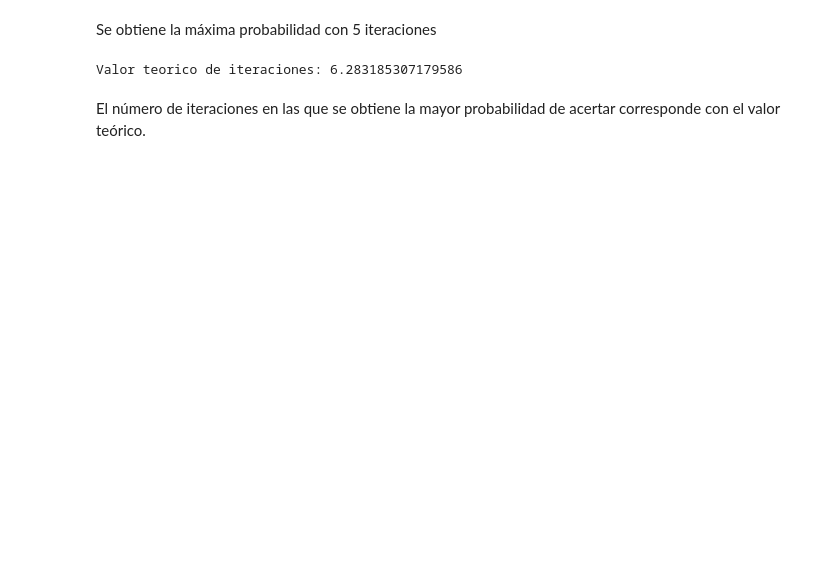
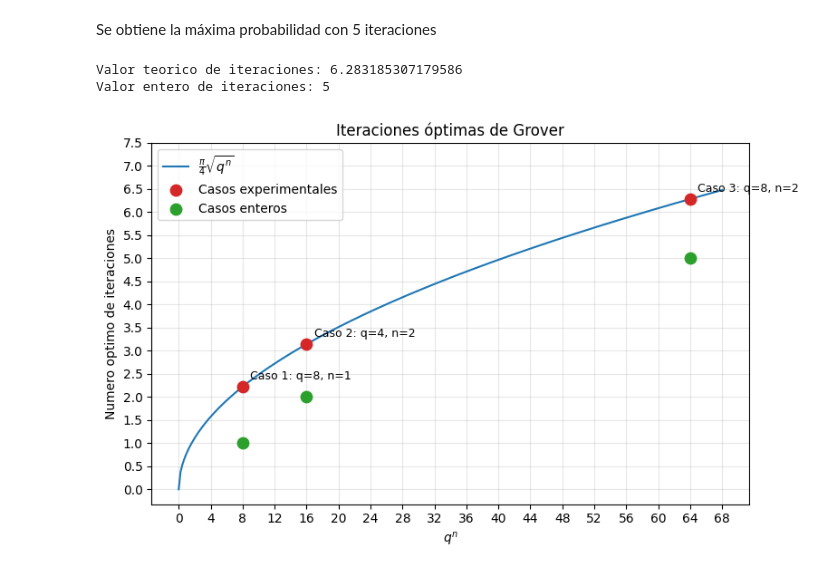
Before and after one commit to 100495718/Introduccion_criptoanalisis_cuantico_Qiskit, a Jupyter notebook: grover_lwe.ipynb, the cells around one changed output. Saved outputs shown, nothing was run; the diff lists cells and outputs as text; code cells hidden in the pictures; blank space fills up the shorter version.

Commit message:
Añadir enteros óptimos

```diff
--- a/grover_lwe.ipynb
+++ b/grover_lwe.ipynb
@@ -214,7 +215,9 @@ k=5:
 Se obtiene la máxima probabilidad con 2 iteracions
 # %%
 #Calculo valor teorico de iteraciones
-it_teoricas = math.pi/4*math.sqrt(q1**n1)
-print("Valor teorico de iteraciones:", it_teoricas)
+it_teoricas1 = (math.pi/4)*math.sqrt(q1**n1)
+print("Valor teorico de iteraciones:", it_teoricas1)
+entero1 = math.floor((math.pi/(4*math.asin(1/math.sqrt(q1**n1))))-(1/2))
+print("Valor entero de iteraciones:", entero1)
 # %% [output]
 Valor teorico de iteraciones: 2.221441469079183
@@ -329,7 +333,9 @@ k=5:
 Se obtiene la máxima probabilidad con 3 iteraciones
 # %%
 #Calculo valor teorico de iteraciones
-it_teoricas = math.pi/4*math.sqrt(q2**n2)
-print("Valor teorico de iteraciones:", it_teoricas)
+it_teoricas2 = (math.pi/4)*math.sqrt(q2**n2)
+print("Valor teorico de iteraciones:", it_teoricas2)
+entero2 = math.floor((math.pi/(4*math.asin(1/math.sqrt(q2**n2))))-(1/2))
+print("Valor entero de iteraciones:", entero2)
 # %% [output]
 Valor teorico de iteraciones: 3.141592653589793
@@ -453,9 +460,44 @@ k=7:
 Se obtiene la máxima probabilidad con 5 iteraciones
 # %%
 #Calculo valor teorico de iteraciones
-it_teoricas = math.pi/4*math.sqrt(q3**n3)
-print("Valor teorico de iteraciones:", it_teoricas)
+it_teoricas3 = (math.pi/4)*math.sqrt(q3**n3)
+print("Valor teorico de iteraciones:", it_teoricas3)
+entero3 = math.floor((math.pi/(4*math.asin(1/math.sqrt(q3**n3))))-(1/2))
+print("Valor entero de iteraciones:", entero3)
 # %% [output]
 Valor teorico de iteraciones: 6.283185307179586
+Valor entero de iteraciones: 5
-# %% [markdown]
-El número de iteraciones en las que se obtiene la mayor probabilidad de acertar corresponde con el valor teórico.
+# %%
+# Grafica comparativa: q^n frente al numero optimo de iteraciones
+x_exp = np.array([q1**n1, q2**n2, q3**n3])
+y_exp = np.array([it_teoricas1, it_teoricas2, it_teoricas3])
+y_ent = np.array([entero1, entero2, entero3])
+
+x_teo = np.linspace(0, 68, 300)
+y_teo = (math.pi / 4) * np.sqrt(x_teo)
+
+plt.figure(figsize=(8, 5))
+plt.plot(x_teo, y_teo, label=r'$\frac{\pi}{4}\sqrt{q^n}$', color='tab:blue')
+plt.scatter(x_exp, y_exp, color='tab:red', s=80, label='Casos experimentales', zorder=3)
+plt.scatter(x_exp, y_ent, color='tab:green', s=80, label='Casos enteros', zorder=3)
+
+etiquetas = [
+    f'Caso 1: q={q1}, n={n1}',
+    f'Caso 2: q={q2}, n={n2}',
+    f'Caso 3: q={q3}, n={n3}'
+]
+
+for x, y, etiqueta in zip(x_exp, y_exp, etiquetas):
+    plt.annotate(etiqueta, (x, y), textcoords='offset points', xytext=(6, 6), fontsize=9)
+
+plt.xlabel(r'$q^n$')
+plt.ylabel('Numero optimo de iteraciones')
+plt.title('Iteraciones óptimas de Grover')
+plt.xticks(np.arange(0, 70, 4))
+plt.yticks(np.arange(0, 8, 0.5))
+plt.grid(True, alpha=0.3)
+plt.legend()
+plt.tight_layout()
+plt.show()
+# %% [output]
+[figure, added]
```
Also changed, not shown: parts of 21 cells of this notebook.
